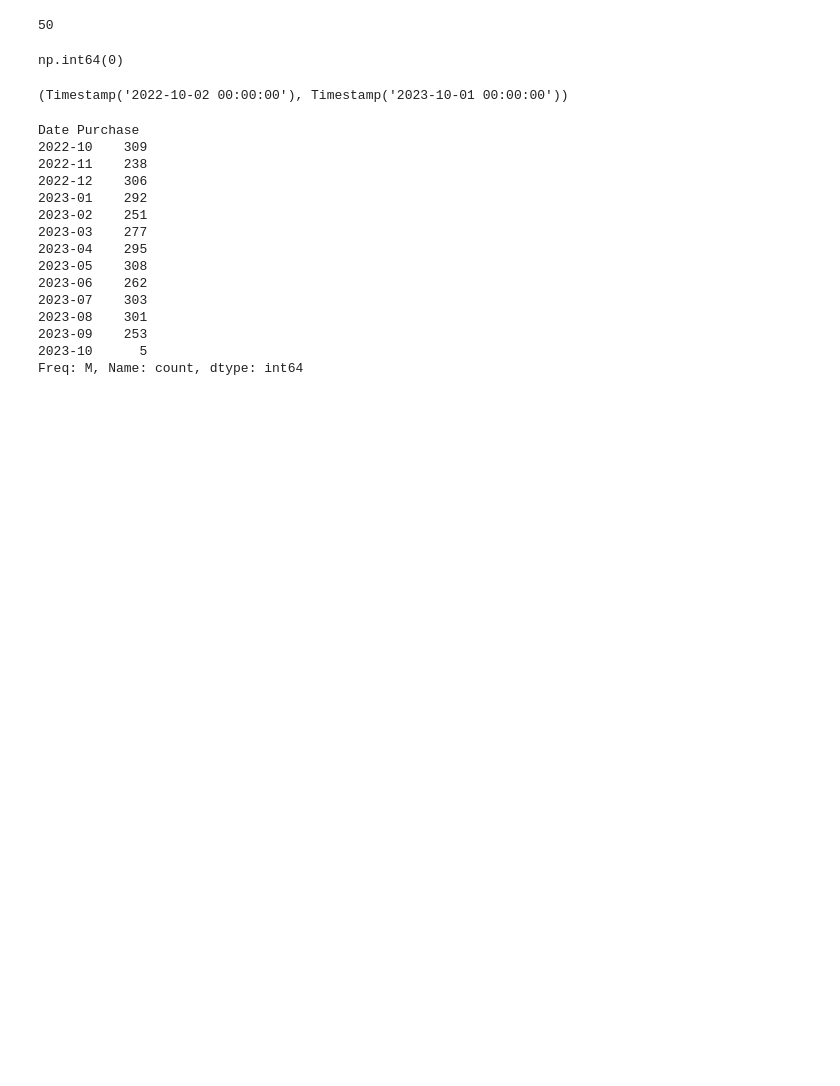
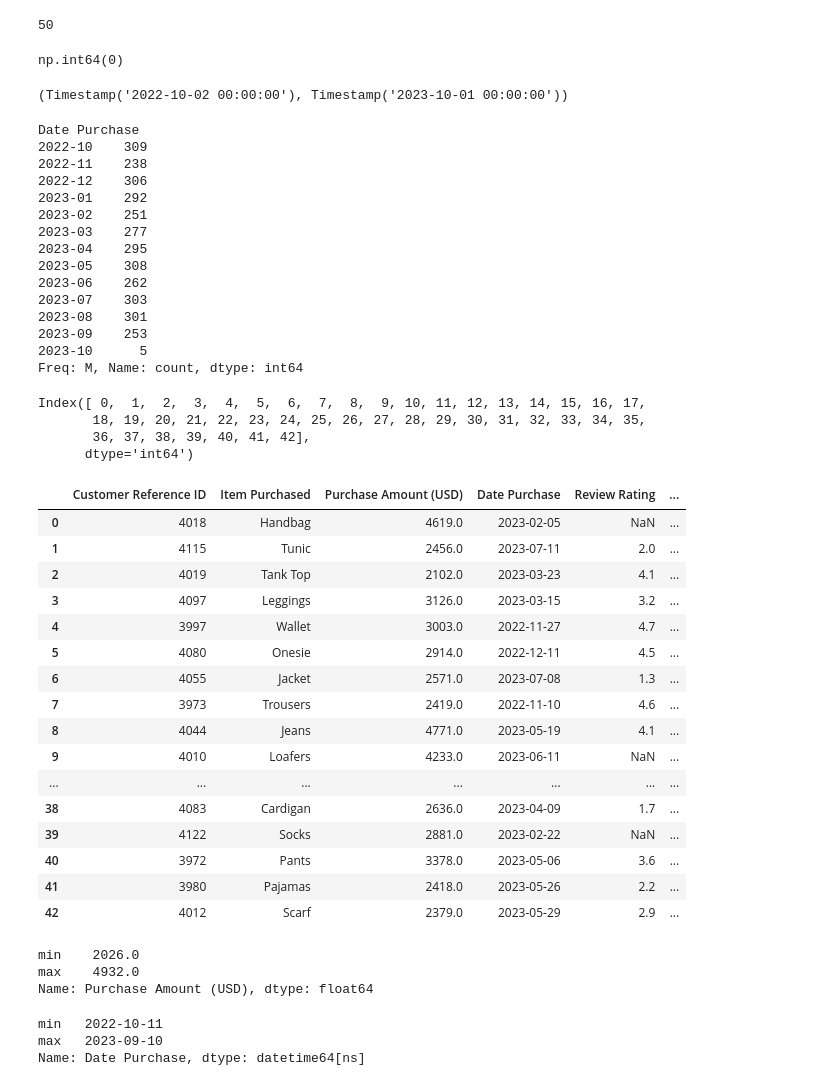
Before and after one commit to sutarozu/fashion-retail-project, a Jupyter notebook: notebook/analisis_penjualan_fashion.ipynb, the cells around one changed output. Drawn from its saved outputs; the diff is of its cells as text; code cells hidden in the pictures; blank space fills up the shorter version.

```diff
--- a/notebook/analisis_penjualan_fashion.ipynb
+++ b/notebook/analisis_penjualan_fashion.ipynb
@@ -218,4 +229,6 @@ df_toko["Item Purchased"].nunique()
 df_toko["Item Purchased"].str.strip().str.lower().nunique()
 # %% [output]
 50
+# %%
+df_toko["Date Purchase"] = pd.to_datetime(df_toko["Date Purchase"], format="%d-%m-%Y", errors="coerce")
 # %%
@@ -246,3 +259,42 @@ Date Purchase
 2023-09    253
 2023-10      5
 Freq: M, Name: count, dtype: int64
+# %%
+df_toko[df_toko["Purchase Amount (USD)"] > 1000].index
+# %% [output]
+Index([ 0,  1,  2,  3,  4,  5,  6,  7,  8,  9, 10, 11, 12, 13, 14, 15, 16, 17,
+       18, 19, 20, 21, 22, 23, 24, 25, 26, 27, 28, 29, 30, 31, 32, 33, 34, 35,
+       36, 37, 38, 39, 40, 41, 42],
+      dtype='int64')
+# %%
+df_toko.iloc[:43]
+# %% [output]
+|  | Customer Reference ID | Item Purchased | Purchase Amount (USD) | Date Purchase | Review Rating | ... |
+| 0 | 4018 | Handbag | 4619.0 | 2023-02-05 | NaN | ... |
+| 1 | 4115 | Tunic | 2456.0 | 2023-07-11 | 2.0 | ... |
+| 2 | 4019 | Tank Top | 2102.0 | 2023-03-23 | 4.1 | ... |
+| 3 | 4097 | Leggings | 3126.0 | 2023-03-15 | 3.2 | ... |
+| 4 | 3997 | Wallet | 3003.0 | 2022-11-27 | 4.7 | ... |
+| 5 | 4080 | Onesie | 2914.0 | 2022-12-11 | 4.5 | ... |
+| 6 | 4055 | Jacket | 2571.0 | 2023-07-08 | 1.3 | ... |
+| 7 | 3973 | Trousers | 2419.0 | 2022-11-10 | 4.6 | ... |
+| 8 | 4044 | Jeans | 4771.0 | 2023-05-19 | 4.1 | ... |
+| 9 | 4010 | Loafers | 4233.0 | 2023-06-11 | NaN | ... |
+| ... | ... | ... | ... | ... | ... | ... |
+| 38 | 4083 | Cardigan | 2636.0 | 2023-04-09 | 1.7 | ... |
+| 39 | 4122 | Socks | 2881.0 | 2023-02-22 | NaN | ... |
+| 40 | 3972 | Pants | 3378.0 | 2023-05-06 | 3.6 | ... |
+| 41 | 3980 | Pajamas | 2418.0 | 2023-05-26 | 2.2 | ... |
+| 42 | 4012 | Scarf | 2379.0 | 2023-05-29 | 2.9 | ... |
+# %%
+df_toko["Purchase Amount (USD)"].iloc[:43].agg(['min', 'max'])
+# %% [output]
+min    2026.0
+max    4932.0
+Name: Purchase Amount (USD), dtype: float64
+# %%
+df_toko['Date Purchase'].iloc[:43].agg(['min', 'max'])
+# %% [output]
+min   2022-10-11
+max   2023-09-10
+Name: Date Purchase, dtype: datetime64[ns]
```
Also changed, not shown: parts of 8 cells of this notebook.
